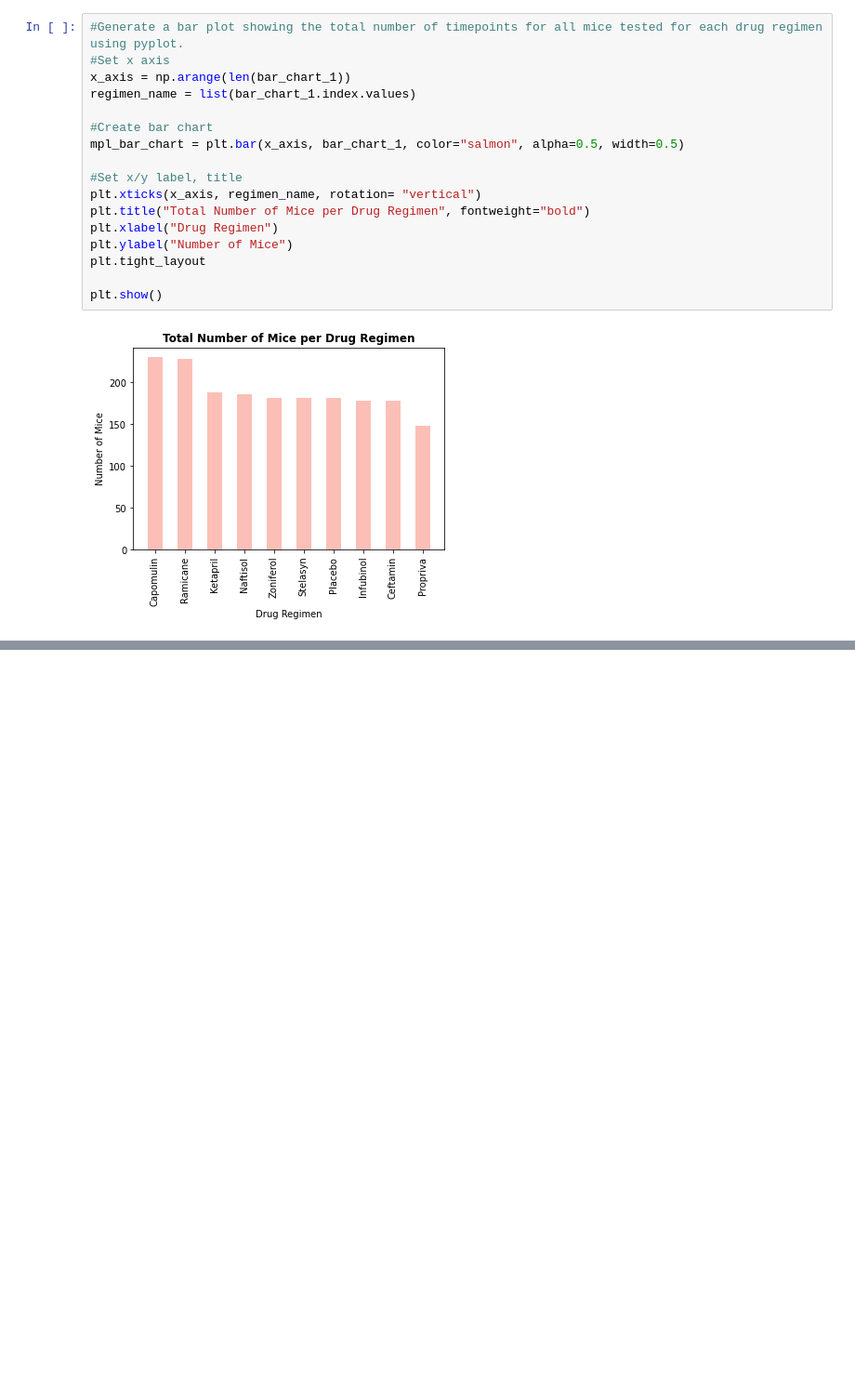
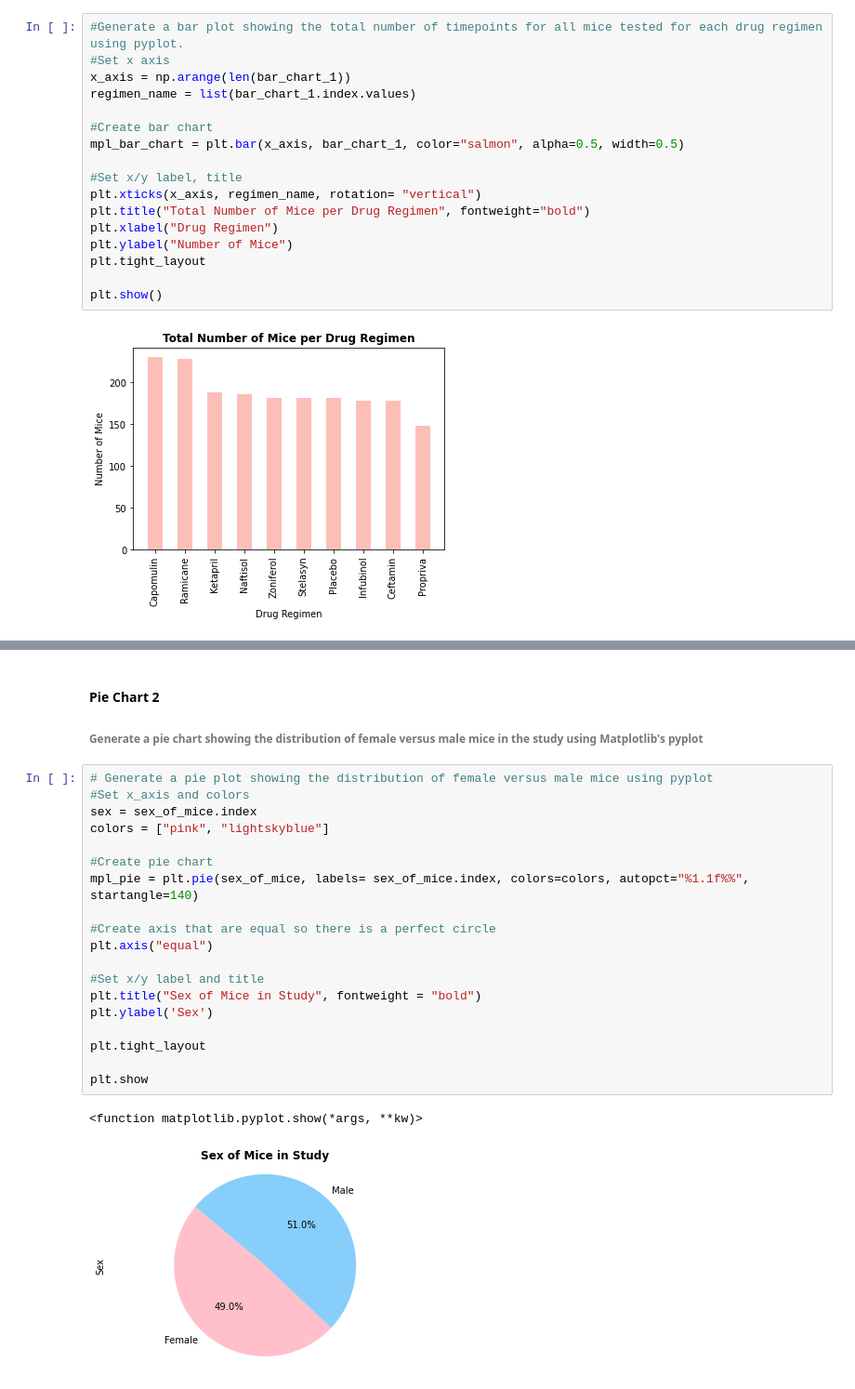
Before and after one commit to marthagriggs9/Pymaceuticals, a Jupyter notebook: Pymaceuticals_MG.ipynb, the cells around one changed output, grey strips where cells are left out. Shown at 93% size. Cells and saved outputs as stored; diff of their text form; blank space fills up the shorter version.

```diff
--- a/Pymaceuticals_MG.ipynb
+++ b/Pymaceuticals_MG.ipynb
@@ -233,0 +262,26 @@ plt.show()
+# %% [markdown]
+#### Pie Chart 2
+
+###### Generate a pie chart showing the distribution of female versus male mice in the study using Matplotlib's pyplot
+# %%
+# Generate a pie plot showing the distribution of female versus male mice using pyplot
+#Set x_axis and colors
+sex = sex_of_mice.index
+colors = ["pink", "lightskyblue"]
+
+#Create pie chart
+mpl_pie = plt.pie(sex_of_mice, labels= sex_of_mice.index, colors=colors, autopct="%1.1f%%", startangle=140)
+
+#Create axis that are equal so there is a perfect circle
+plt.axis("equal")
+
+#Set x/y label and title
+plt.title("Sex of Mice in Study", fontweight = "bold")
+plt.ylabel('Sex')
+
+plt.tight_layout
+
+plt.show
+# %% [output]
+<function matplotlib.pyplot.show(*args, **kw)>
+[figure, added]
```
Also changed, not shown: parts of 7 cells of this notebook.
